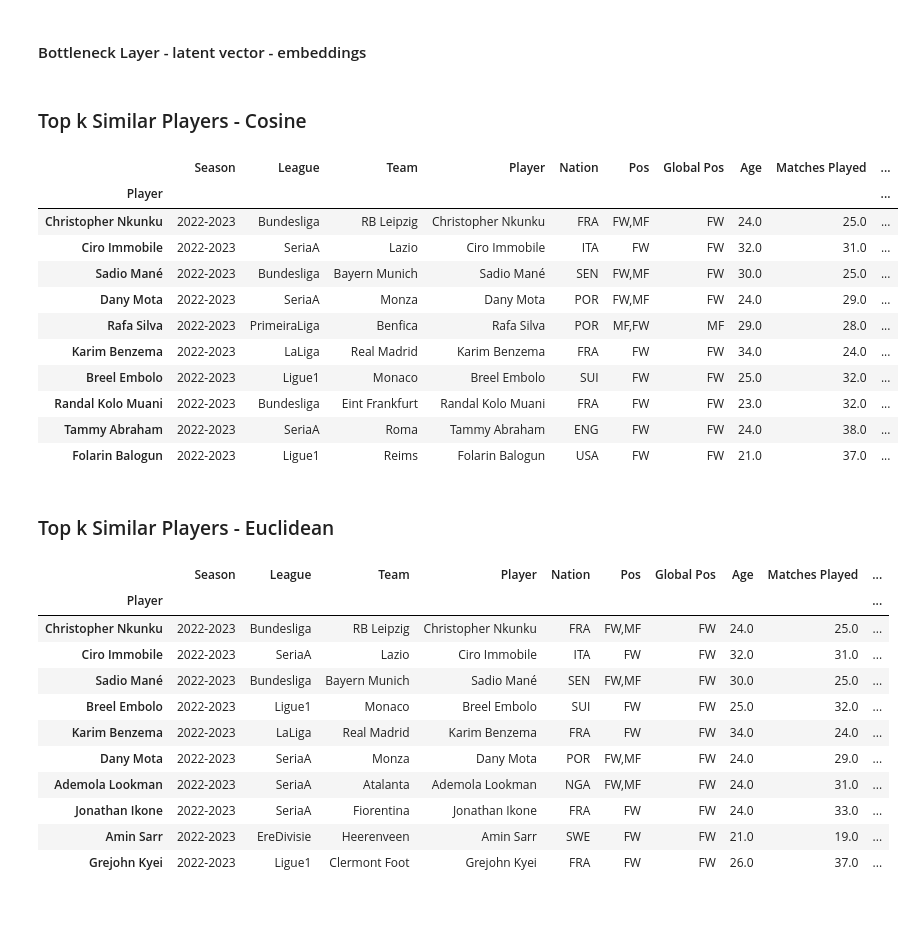
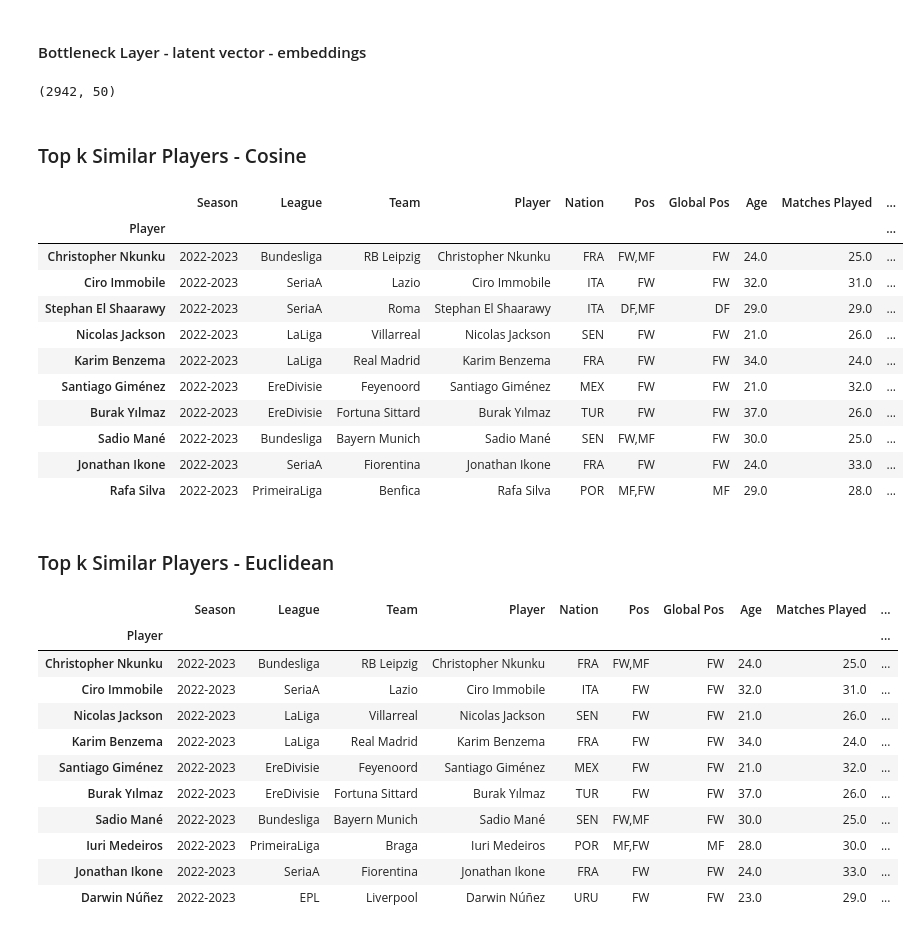
Before and after one commit to allorenz/football-player-similarity, a Jupyter notebook: src/autoencoder.ipynb, the cells around one changed output. Drawn from its saved outputs; the diff is of its cells as text; code cells hidden in the pictures.

```diff
--- a/src/autoencoder.ipynb
+++ b/src/autoencoder.ipynb
@@ -13,0 +3,34 @@ df, player_info = utils.load_player_statistics()
+# %%
+import pandas as pd
+import utils
+
+# Set seed for reproducibility
+SEED = 42
+
+# load
+df, player_info = utils.load_player_statistics()
+
+# filter out players
+mask = (player_info["Matches Played"] > 8) & (player_info["Playing Time_Min"] > 60)
+player_info = player_info[mask]
+df = df[mask]
+
+# remove goalkeeping stats
+adv_goalkeeping = ['Goals_GA', 'Goals_PKA', 'Goals_FK', 'Goals_CK', 'Goals_OG', 'PSxG',
+       'PSxG/SoT', 'PSxG+/-', '/90', 'Launched_Cmp', 'Launched_Att',
+       'Launched_Cmp%', 'Passes_Att', 'Passes_Thr', 'Passes_Launch%',
+       'Passes_AvgLen', 'Goal Kicks_Att', 'Goal Kicks_Launch%',
+       'Goal Kicks_AvgLen', 'Opp', 'Stp', 'Stp%', '#OPA', '#OPA/90',
+       'AvgDist']
+goalkeeping_cols = ['GA',
+       'GA90', 'SoTA', 'Saves', 'Save%', 'W', 'D', 'L', 'CS', 'CS%',
+       'Penalty Kicks_PKatt', 'Penalty Kicks_PKA', 'Penalty Kicks_PKsv',
+       'Penalty Kicks_PKm', 'Penalty Kicks_Save%']
+
+playing_time_cols = ['Playing Time_Minutes', 'Playing Time_Mn/MP','Starts', 'Mn/Start', 'Compl',
+                     'Subs', 'unSub', 'PPM','onG', 'onGA','On-Off'
+                    ]
+col_to_drop = adv_goalkeeping + goalkeeping_cols + playing_time_cols
+
+df = df.drop(columns=col_to_drop)
+df
@@ -77,36 +115,44 @@ Epoch [50/50], Loss: 0.2704
 # %%
 # Pushing whole data set through network to get latent vector
 embeddings = model.get_embeddings(data_tensor)
+# %%
+embeddings.shape
+# %% [output]
+(2942, 50)
 # %% [markdown]
 ### Top k Similar Players - Cosine
 # %%
+index = player_info.index.get_loc("Christopher Nkunku")
+
 top_k_similar_players = utils.get_top_k_similar_players(
     embeddings=embeddings,
-    query_index=795,
+    query_index=index,
     player_info=player_info,
     top_k=10
 )
 
 top_k_similar_players
 # %% [output]
 |  | Season | League | Team | Player | Nation | Pos | Global Pos | Age | Matches Played | ... |
 | Player |  |  |  |  |  |  |  |  |  | ... |
 | Christopher Nkunku | 2022-2023 | Bundesliga | RB Leipzig | Christopher Nkunku | FRA | FW,MF | FW | 24.0 | 25.0 | ... |
 | Ciro Immobile | 2022-2023 | SeriaA | Lazio | Ciro Immobile | ITA | FW | FW | 32.0 | 31.0 | ... |
+| Stephan El Shaarawy | 2022-2023 | SeriaA | Roma | Stephan El Shaarawy | ITA | DF,MF | DF | 29.0 | 29.0 | ... |
+| Nicolas Jackson | 2022-2023 | LaLiga | Villarreal | Nicolas Jackson | SEN | FW | FW | 21.0 | 26.0 | ... |
+| Karim Benzema | 2022-2023 | LaLiga | Real Madrid | Karim Benzema | FRA | FW | FW | 34.0 | 24.0 | ... |
+| Santiago Giménez | 2022-2023 | EreDivisie | Feyenoord | Santiago Giménez | MEX | FW | FW | 21.0 | 32.0 | ... |
+| Burak Yılmaz | 2022-2023 | EreDivisie | Fortuna Sittard | Burak Yılmaz | TUR | FW | FW | 37.0 | 26.0 | ... |
 | Sadio Mané | 2022-2023 | Bundesliga | Bayern Munich | Sadio Mané | SEN | FW,MF | FW | 30.0 | 25.0 | ... |
-| Dany Mota | 2022-2023 | SeriaA | Monza | Dany Mota | POR | FW,MF | FW | 24.0 | 29.0 | ... |
+| Jonathan Ikone | 2022-2023 | SeriaA | Fiorentina | Jonathan Ikone | FRA | FW | FW | 24.0 | 33.0 | ... |
 | Rafa Silva | 2022-2023 | PrimeiraLiga | Benfica | Rafa Silva | POR | MF,FW | MF | 29.0 | 28.0 | ... |
-| Karim Benzema | 2022-2023 | LaLiga | Real Madrid | Karim Benzema | FRA | FW | FW | 34.0 | 24.0 | ... |
-| Breel Embolo | 2022-2023 | Ligue1 | Monaco | Breel Embolo | SUI | FW | FW | 25.0 | 32.0 | ... |
-| Randal Kolo Muani | 2022-2023 | Bundesliga | Eint Frankfurt | Randal Kolo Muani | FRA | FW | FW | 23.0 | 32.0 | ... |
-| Tammy Abraham | 2022-2023 | SeriaA | Roma | Tammy Abraham | ENG | FW | FW | 24.0 | 38.0 | ... |
-| Folarin Balogun | 2022-2023 | Ligue1 | Reims | Folarin Balogun | USA | FW | FW | 21.0 | 37.0 | ... |
 # %% [markdown]
 ### Top k Similar Players - Euclidean
 # %%
+index = player_info.index.get_loc("Christopher Nkunku")
+
 top_k_similar_players = utils.get_top_k_similar_players(
     embeddings=embeddings,
-    query_index=795,
+    query_index=index,
     player_info=player_info,
     top_k=10,
     distance_metric='euclidean'
@@ -118,11 +164,11 @@ top_k_similar_players
 | Player |  |  |  |  |  |  |  |  |  | ... |
 | Christopher Nkunku | 2022-2023 | Bundesliga | RB Leipzig | Christopher Nkunku | FRA | FW,MF | FW | 24.0 | 25.0 | ... |
 | Ciro Immobile | 2022-2023 | SeriaA | Lazio | Ciro Immobile | ITA | FW | FW | 32.0 | 31.0 | ... |
+| Nicolas Jackson | 2022-2023 | LaLiga | Villarreal | Nicolas Jackson | SEN | FW | FW | 21.0 | 26.0 | ... |
+| Karim Benzema | 2022-2023 | LaLiga | Real Madrid | Karim Benzema | FRA | FW | FW | 34.0 | 24.0 | ... |
+| Santiago Giménez | 2022-2023 | EreDivisie | Feyenoord | Santiago Giménez | MEX | FW | FW | 21.0 | 32.0 | ... |
+| Burak Yılmaz | 2022-2023 | EreDivisie | Fortuna Sittard | Burak Yılmaz | TUR | FW | FW | 37.0 | 26.0 | ... |
 | Sadio Mané | 2022-2023 | Bundesliga | Bayern Munich | Sadio Mané | SEN | FW,MF | FW | 30.0 | 25.0 | ... |
-| Breel Embolo | 2022-2023 | Ligue1 | Monaco | Breel Embolo | SUI | FW | FW | 25.0 | 32.0 | ... |
-| Karim Benzema | 2022-2023 | LaLiga | Real Madrid | Karim Benzema | FRA | FW | FW | 34.0 | 24.0 | ... |
-| Dany Mota | 2022-2023 | SeriaA | Monza | Dany Mota | POR | FW,MF | FW | 24.0 | 29.0 | ... |
-| Ademola Lookman | 2022-2023 | SeriaA | Atalanta | Ademola Lookman | NGA | FW,MF | FW | 24.0 | 31.0 | ... |
+| Iuri Medeiros | 2022-2023 | PrimeiraLiga | Braga | Iuri Medeiros | POR | MF,FW | MF | 28.0 | 30.0 | ... |
 | Jonathan Ikone | 2022-2023 | SeriaA | Fiorentina | Jonathan Ikone | FRA | FW | FW | 24.0 | 33.0 | ... |
-| Amin Sarr | 2022-2023 | EreDivisie | Heerenveen | Amin Sarr | SWE | FW | FW | 21.0 | 19.0 | ... |
-| Grejohn Kyei | 2022-2023 | Ligue1 | Clermont Foot | Grejohn Kyei | FRA | FW | FW | 26.0 | 37.0 | ... |
+| Darwin Núñez | 2022-2023 | EPL | Liverpool | Darwin Núñez | URU | FW | FW | 23.0 | 29.0 | ... |
```
Also changed, not shown: parts of 5 cells of this notebook, 6 other files.
